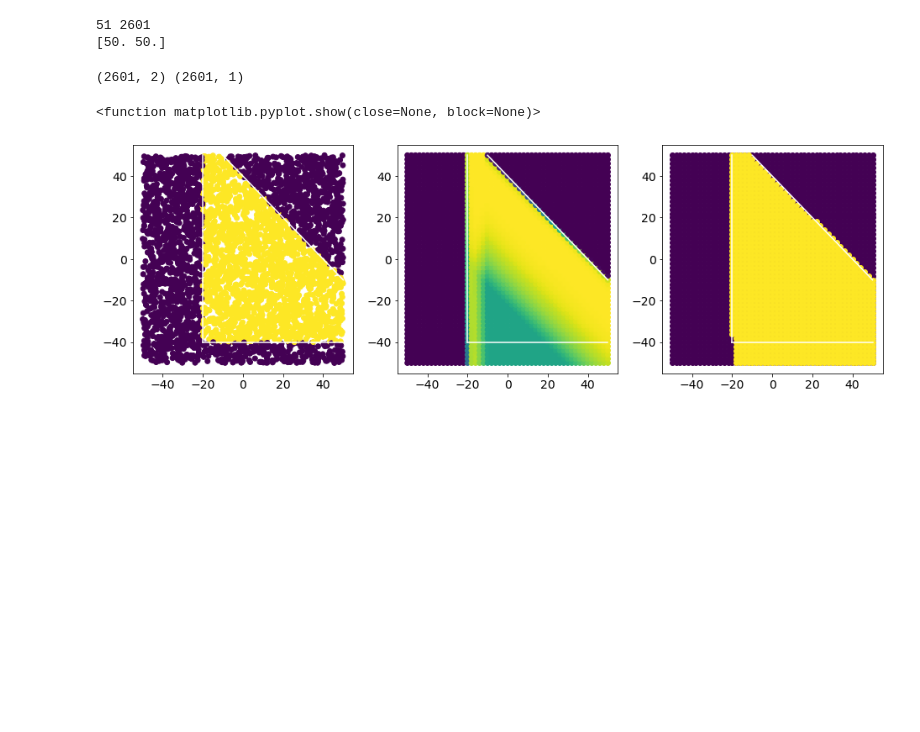
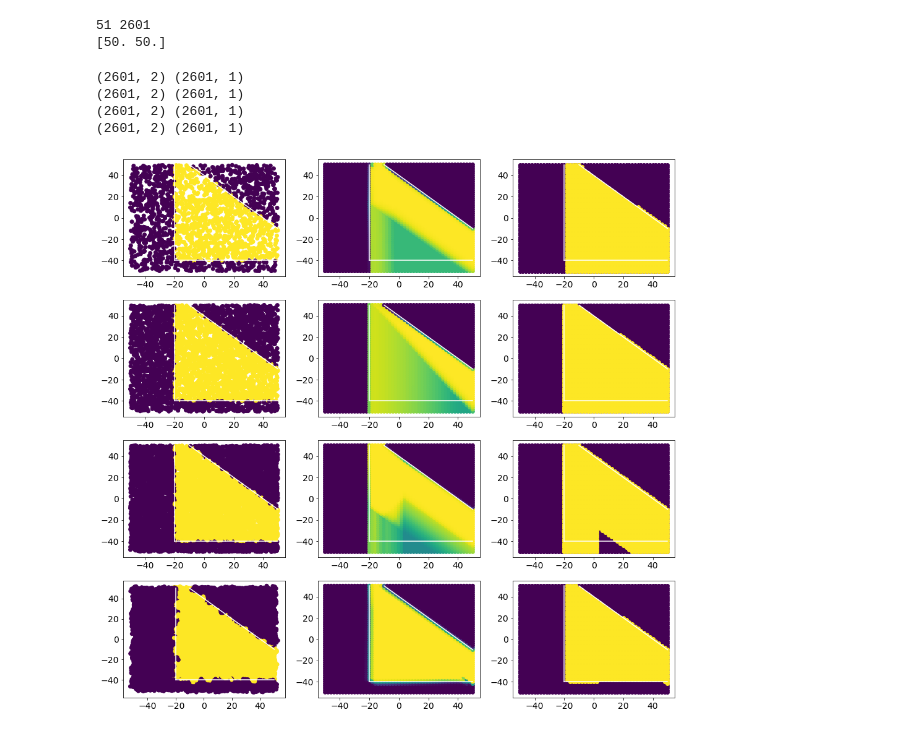
Before and after one commit to aidinattar/LoCP_MODB, a Jupyter notebook: Week2/exercises2.ipynb, the cells around one changed output. Saved outputs shown, nothing was run; the diff lists cells and outputs as text; code cells hidden in the pictures; blank space fills up the shorter version.

```diff
--- a/Week2/exercises2.ipynb
+++ b/Week2/exercises2.ipynb
@@ -186,3 +92,7 @@ Train: 1600      Validation: 400
 print("Train:",len(x_train_inc),"\t Validation:",len(x_valid_inc))
 # %% [output]
 Train: 6400      Validation: 1600
+# %%
+(x_train_aug, y_train_aug) = (x_aug[:N_train_aug],y_aug[:N_train_aug])
+(x_valid_aug, y_valid_aug) = (x_aug[N_train_aug:],y_aug[N_train_aug:])
+print("Train:",len(x_train_aug),"\t Validation:",len(x_valid_aug))
@@ -294,6 +292,11 @@ model_inc.compile(loss='binary_crossentropy',
                   #optimizer='RNSprop',
                   optimizer='adam',
                   metrics=['accuracy'])
+# %%
+model_aug.compile(loss='binary_crossentropy',
+                  #optimizer='RNSprop',
+                  optimizer='adam',
+                  metrics=['accuracy'])
 # %% [markdown]
 ### Training
 # %%
@@ -344,0 +371,5 @@ Epoch 400/400
+# %%
+fit_aug = model_aug.fit(x_train_aug, y_train_aug,
+                        epochs=nepoch, batch_size=50,
+                        validation_data=(x_valid_aug,y_valid_aug),
+                        verbose=2)
@@ -381,32 +435,77 @@ print(grid[-1])
 # RESCALE
 
 grid_r = grid/50
+#grid_r = (grid-grid.mean()/np.sqrt(grid.var()))
 
-pred = model.predict(grid_r)
+pred_red = model_red.predict(grid_r)
+pred     = model.predict    (grid_r)
+pred_inc = model_inc.predict(grid_r)
+pred_aug = model_aug.predict(grid_r)
 # %% [output]
 51 2601
 [50. 50.]
 # %%
 def boundaries():
     ax.plot((-20,-20),(-40,50),c="w")
     ax.plot((-20,50),(-40,-40),c="w")
     ax.plot((-10,50),(50,-10),c="w")
-fig,AX=plt.subplots(1,3,figsize=(16,5.))
-ax=AX[0]
+fig,AX=plt.subplots(4,3,figsize=(16,16))
+ax=AX[0,0]
+ax.scatter(x_red[:,0],x_red[:,1],c=y_red)
+boundaries()
+ax=AX[0,1]
+print(grid.shape, pred_red.shape)
+ax.scatter(grid[:,0],grid[:,1],c=pred_red[:,0])
+boundaries()
+ax=AX[0,2]
+W1=np.where(pred_red>0.5)[0]
+ax.scatter(grid[:,0],grid[:,1],c="#440154")
+ax.scatter(grid[W1,0],grid[W1,1],c="#fde725")
+boundaries()
+
+ax=AX[1,0]
 ax.scatter(x[:,0],x[:,1],c=y)
 boundaries()
-ax=AX[1]
+ax=AX[1,1]
 print(grid.shape, pred.shape)
 ax.scatter(grid[:,0],grid[:,1],c=pred[:,0])
 boundaries()
-ax=AX[2]
+ax=AX[1,2]
 W1=np.where(pred>0.5)[0]
 ax.scatter(grid[:,0],grid[:,1],c="#440154")
 ax.scatter(grid[W1,0],grid[W1,1],c="#fde725")
 boundaries()
-plt.show
-plt.show
+
+ax=AX[2,0]
+ax.scatter(x_inc[:,0],x_inc[:,1],c=y_inc)
+boundaries()
+ax=AX[2,1]
+print(grid.shape, pred_inc.shape)
+ax.scatter(grid[:,0],grid[:,1],c=pred_inc[:,0])
+boundaries()
+ax=AX[2,2]
+W1=np.where(pred_inc>0.5)[0]
+ax.scatter(grid[:,0],grid[:,1],c="#440154")
+ax.scatter(grid[W1,0],grid[W1,1],c="#fde725")
+boundaries()
+
+ax=AX[3,0]
+ax.scatter(x_aug[:,0],x_aug[:,1],c=y_aug)
+boundaries()
+ax=AX[3,1]
+print(grid.shape, pred_aug.shape)
+ax.scatter(grid[:,0],grid[:,1],c=pred_aug[:,0])
+boundaries()
+ax=AX[3,2]
+W1=np.where(pred_aug>0.5)[0]
+ax.scatter(grid[:,0],grid[:,1],c="#440154")
+ax.scatter(grid[W1,0],grid[W1,1],c="#fde725")
+boundaries()
+
+plt.show()
 # %% [output]
 (2601, 2) (2601, 1)
+(2601, 2) (2601, 1)
+(2601, 2) (2601, 1)
+(2601, 2) (2601, 1)
-<function matplotlib.pyplot.show(close=None, block=None)>
-[figure, old version]
+[figure, new version]
```
Also changed, not shown: parts of 23 cells of this notebook.
